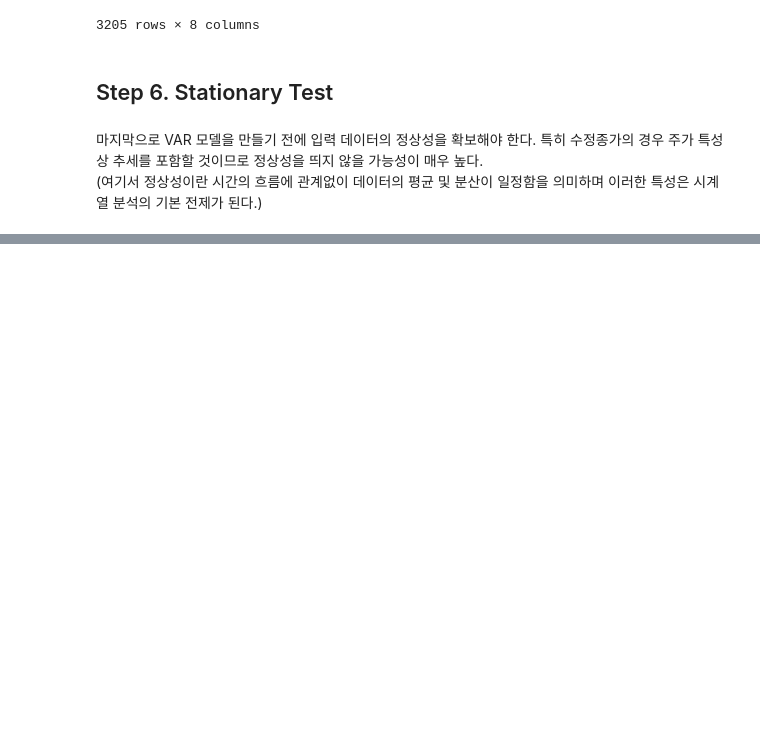
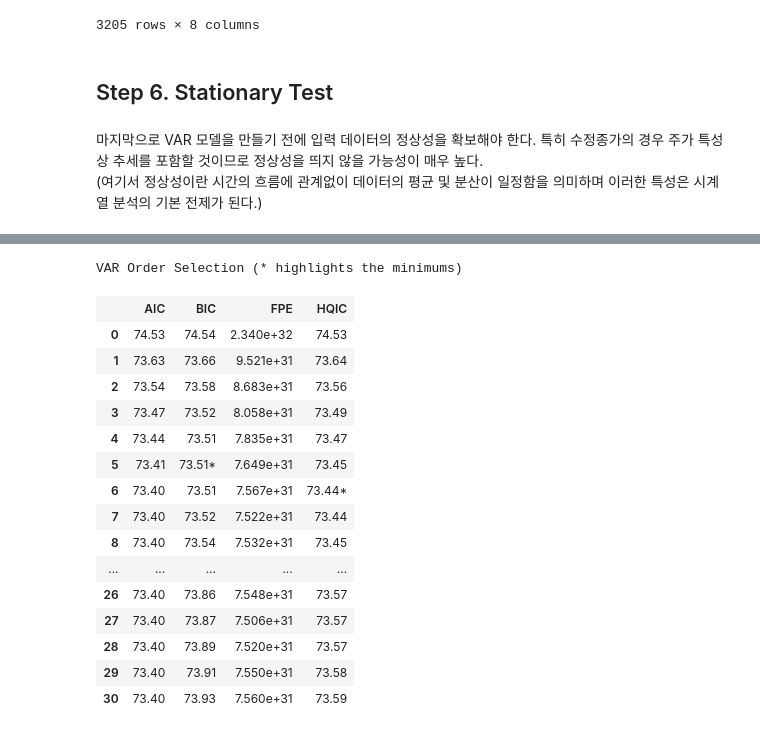
Before and after one commit to sw-song/ts-analysis, a Jupyter notebook: archive/01_var.ipynb, the cells around one changed output, grey strips where cells are left out. Saved outputs shown, nothing was run; the diff lists cells and outputs as text; code cells hidden in the pictures; blank space fills up the shorter version.

```diff
--- a/archive/01_var.ipynb
+++ b/archive/01_var.ipynb
@@ -431,0 +513,4 @@ ADF는 추세를 포함하는 시계열 데이터에 대해서도 단위근 검
+# %%
+df_train_ = df_train.drop('samsung_ac', axis=1).copy()
+df_train_['samsung_ac_diff'] = df_train['samsung_ac'].diff().bfill()
+df_train_
@@ -431,0 +532,24 @@ ADF는 추세를 포함하는 시계열 데이터에 대해서도 단위근 검
+# %%
+from statsmodels.tsa.api import VAR
+
+var = VAR(df_train_)
+# %%
+var.select_order(maxlags=30).summary()
+# %% [output]
+VAR Order Selection (* highlights the minimums)
+|  | AIC | BIC | FPE | HQIC |
+| 0 | 74.53 | 74.54 | 2.340e+32 | 74.53 |
+| 1 | 73.63 | 73.66 | 9.521e+31 | 73.64 |
+| 2 | 73.54 | 73.58 | 8.683e+31 | 73.56 |
+| 3 | 73.47 | 73.52 | 8.058e+31 | 73.49 |
+| 4 | 73.44 | 73.51 | 7.835e+31 | 73.47 |
+| 5 | 73.41 | 73.51* | 7.649e+31 | 73.45 |
+| 6 | 73.40 | 73.51 | 7.567e+31 | 73.44* |
+| 7 | 73.40 | 73.52 | 7.522e+31 | 73.44 |
+| 8 | 73.40 | 73.54 | 7.532e+31 | 73.45 |
+| ... | ... | ... | ... | ... |
+| 26 | 73.40 | 73.86 | 7.548e+31 | 73.57 |
+| 27 | 73.40 | 73.87 | 7.506e+31 | 73.57 |
+| 28 | 73.40 | 73.89 | 7.520e+31 | 73.57 |
+| 29 | 73.40 | 73.91 | 7.550e+31 | 73.58 |
+| 30 | 73.40 | 73.93 | 7.560e+31 | 73.59 |
```
Also changed, not shown: parts of 31 cells of this notebook.
